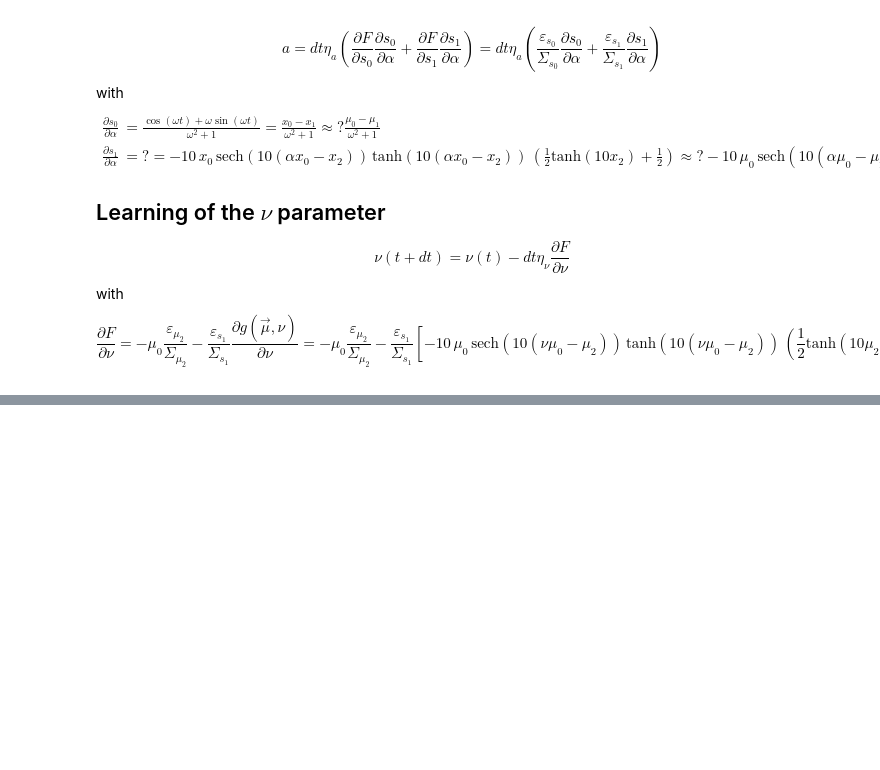
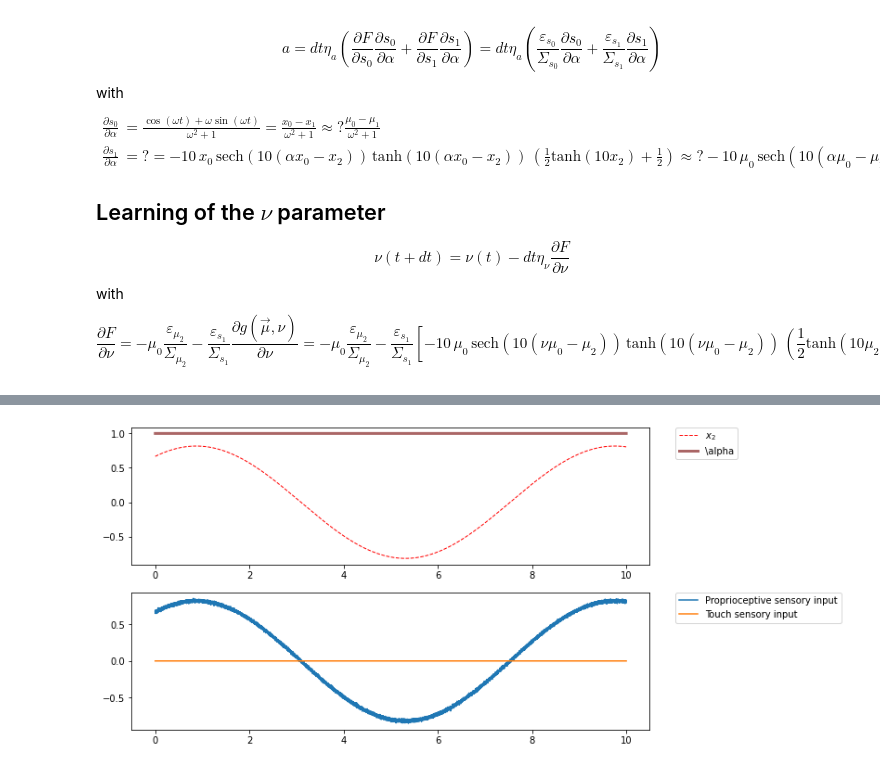
Before and after one commit to ft-major/Active-Inference-In-Continuous-Time-With-Whiskers, a Jupyter notebook: src/aisailib.ipynb, the cells around one changed output, grey strips where cells are left out. Drawn from its saved outputs; the diff is of its cells as text; code cells hidden in the pictures; blank space fills up the shorter version.

Commit message:
Updated notebook graphs

```diff
--- a/src/aisailib.ipynb
+++ b/src/aisailib.ipynb
@@ -298,7 +302,7 @@ if __name__ == "__main__":
     dt = 0.0005
     n_steps = 20000
     gp = GP(dt=dt, omega2_GP=0.5, alpha=1)
-    gm = GM(dt=0.005, eta=0.001, eta_d=1, eta_a=0.001, eta_nu=0.001, omega2_GM=0.5, nu=1)
+    gm = GM(dt=0.005, eta=0.001, eta_d=0.1, eta_a=0.001, eta_nu=0.001, omega2_GM=0.5, nu=1)
 # %%
     data_GP = []
     data_GM = []
@@ -314,18 +318,20 @@ if __name__ == "__main__":
 # %%
 plt.figure(figsize=(10, 6))
 plt.subplot(211)
 plt.plot(np.arange(0,n_steps*dt,dt), data_GP[:, 0], c="red", lw=1, ls="dashed", label=r"$x_2$")
 plt.plot(np.arange(0,n_steps*dt,dt), data_GP[:, 1], c="#aa6666", lw=3, label=r"\alpha")
 #plt.plot(platform[:,0], platform[:,1], c="black", lw=0.5, label="platform")
-plt.ylim(bottom=0)
+#plt.ylim(bottom=0)
 plt.legend(bbox_to_anchor=(1.05, 1), loc='upper left', borderaxespad=0.)
 plt.subplot(212)
 plt.plot(np.arange(0,n_steps*dt,dt), data_GP[:,2], label="Proprioceptive sensory input")
 plt.plot(np.arange(0,n_steps*dt,dt), data_GP[:,3], label="Touch sensory input")
 #plt.plot(platform[:,0], platform[:,1], c="black", lw=0.5, label="platform")
 #plt.ylim(bottom=0)
 plt.legend(bbox_to_anchor=(1.05, 1), loc='upper left', borderaxespad=0.)
 plt.show()
+# %% [output]
+[figure, added]
 # %%
 plt.figure(figsize=(20, 12))
 plt.subplot(311)
```
Also changed, not shown: parts of 5 cells of this notebook.
